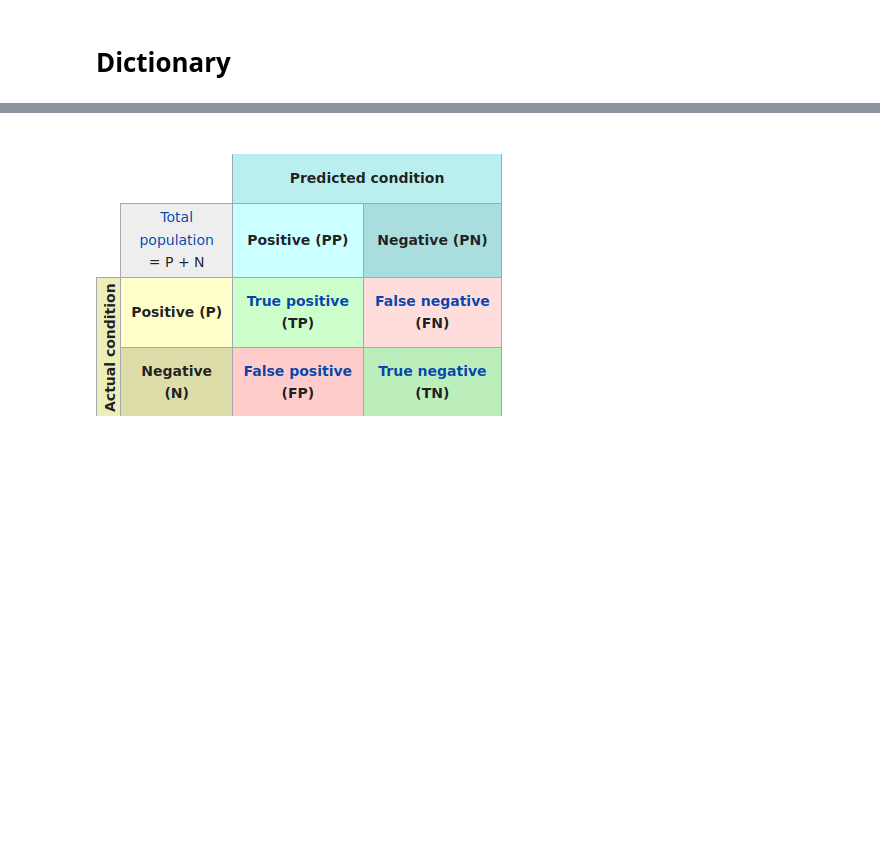
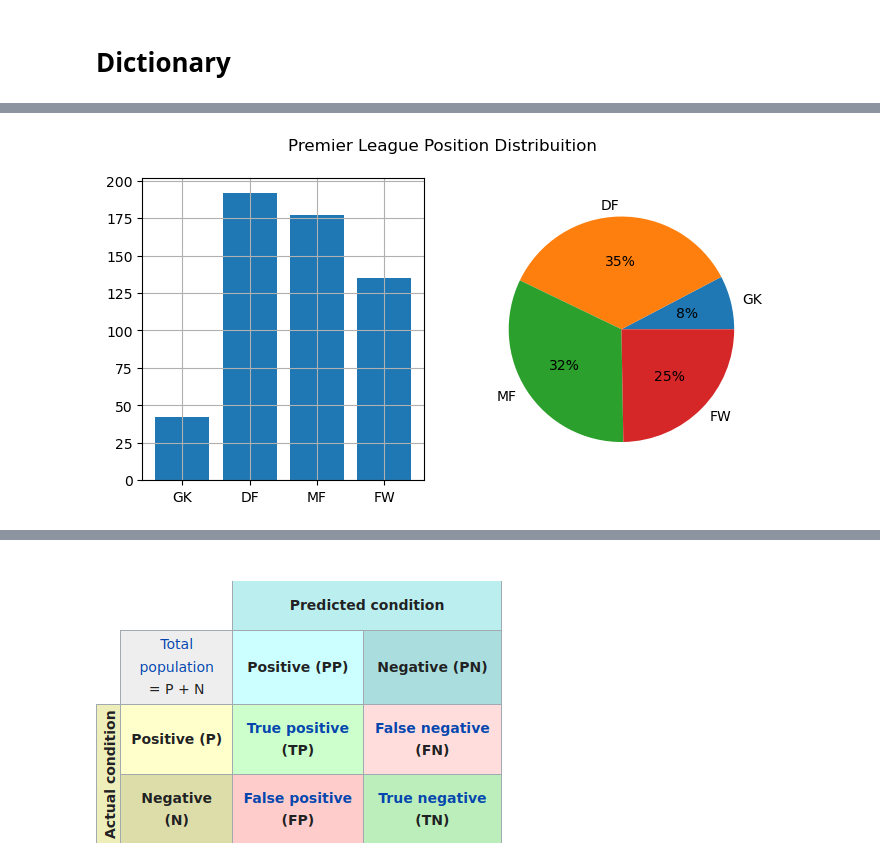
Before and after one commit to IsraelFPM/FootBall-EDA, a Jupyter notebook: PlayersAnalyses.ipynb, the cells around one changed output, grey strips where cells are left out. Saved outputs shown, nothing was run; the diff lists cells and outputs as text; code cells hidden in the pictures; blank space fills up the shorter version.

```diff
--- a/PlayersAnalyses.ipynb
+++ b/PlayersAnalyses.ipynb
@@ -196,0 +184,33 @@ pd.DataFrame(clf.feature_importances_, index=training.columns).sort_values(
+# %%
+Player = df_PremierLeague_Players.copy()
+
+GK = Player[Player.Pos.str.match("GK")]
+DF = Player[Player.Pos.str.match("DF")]
+MF = Player[Player.Pos.str.match("MF")]
+FW = Player[Player.Pos.str.match("FW")]
+
+
+label = [
+    "GK",
+    "DF",
+    "MF",
+    "FW",
+]
+Npos = [len(GK), len(DF), len(MF), len(FW)]
+
+fig, ax = plt.subplots(1, 2, figsize=(8, 4), dpi=100)
+fig.suptitle("Premier League Position Distribuition")
+
+ax[0].grid()
+ax[0].bar(
+    label,
+    Npos,
+)
+ax[1].pie(
+    Npos,
+    labels=label,
+    autopct="%0.f%%",
+)
+plt.show()
+# %% [output]
+[figure, added]
```
Also changed, not shown: parts of 86 cells of this notebook, 10 other files.
